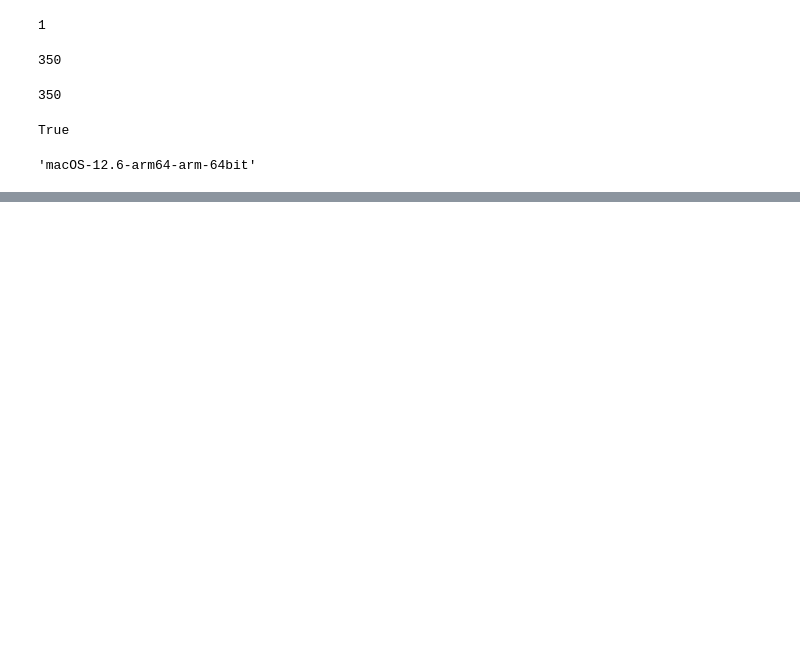
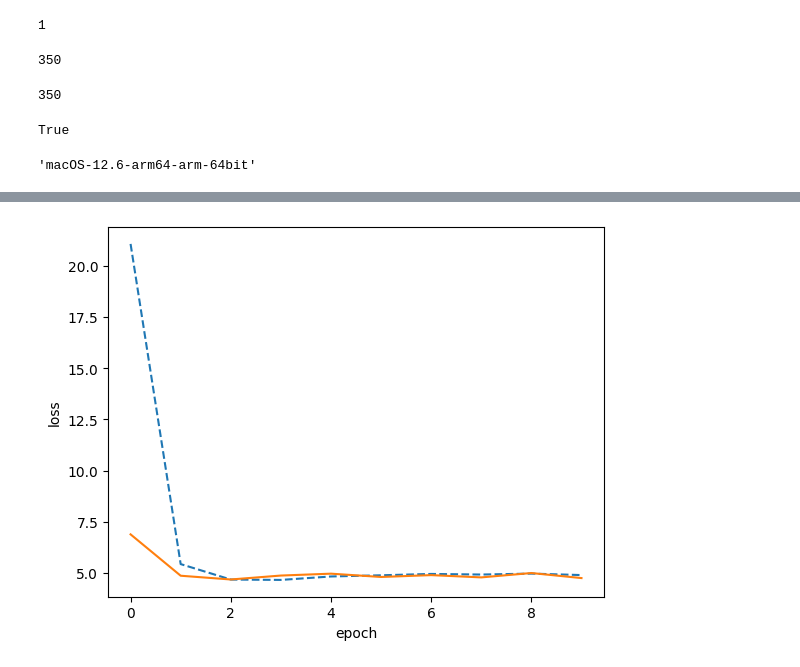
Before and after one commit to bhaba-ranjan/drug-discovery-ANN, a Jupyter notebook: discovery-ann.ipynb, the cells around one changed output, grey strips where cells are left out. Drawn from its saved outputs; the diff is of its cells as text; code cells hidden in the pictures; blank space fills up the shorter version.

```diff
--- a/discovery-ann.ipynb
+++ b/discovery-ann.ipynb
@@ -123,9 +124,8 @@ training_split.shape[-1]
 # %%
 model = tf.keras.Sequential([
     tf.keras.Input(shape=(training_split.shape[-1],)),
-    tf.keras.layers.Dropout(.8),
-    tf.keras.layers.Dense(26,kernel_regularizer=tf.keras.regularizers.L2(0.1), activation='relu'),
-    tf.keras.layers.Dropout(.8),
+    tf.keras.layers.Dropout(0.8),
+    tf.keras.layers.Dense(26,activation='relu',kernel_regularizer= tf.keras.regularizers.L1(0.01)),
     tf.keras.layers.Dense(1, activation='sigmoid')
 ])
 # %%
@@ -143,6 +143,6 @@ METRICS = [
 
 model.compile(loss=tf.keras.losses.BinaryCrossentropy(from_logits=True), optimizer='adam', metrics=METRICS)
 # %%
-num_epochs = 2
+num_epochs = 10
 history = model.fit(training_split, train_result, epochs=num_epochs, validation_data=(test_split, test_result))
 # %% [output]
@@ -250,0 +286,11 @@ platform.platform()
+# %%
+testloss = np.array(history.history['val_loss']).reshape(len(history.history['val_loss']),1)
+trainloss = np.array(history.history['loss']).reshape(len(history.history['loss']),1)
+plt.plot(trainloss,'--')
+plt.plot(testloss,'-')
+plt.ylabel('loss')
+plt.xlabel('epoch')
+# plt.legend(['train', 'val'], loc='upper left')
+plt.show()
+# %% [output]
+[figure, added]
```
Also changed, not shown: parts of 8 cells of this notebook.
